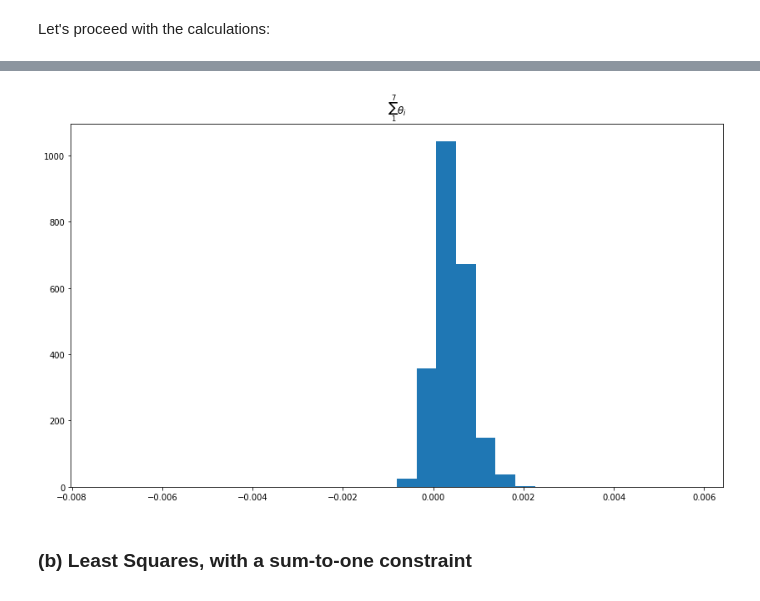
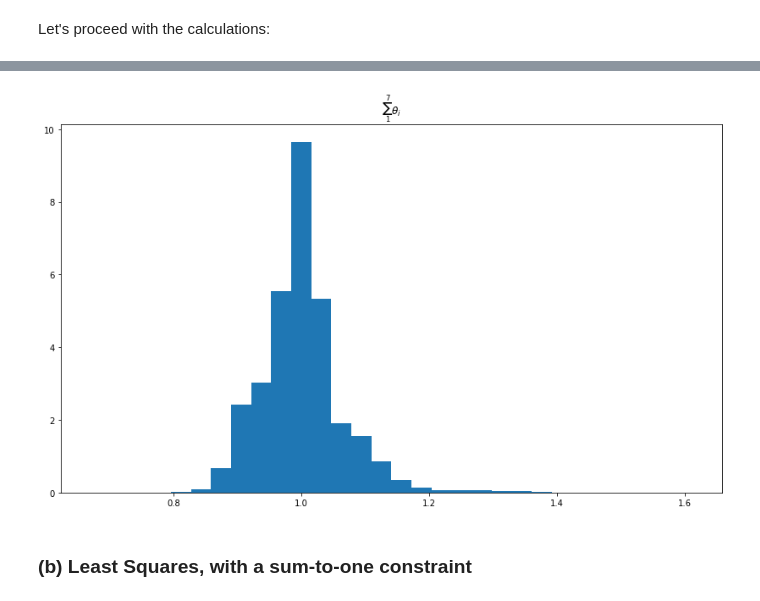
Before and after one commit to ilias-ant/hyperspectral-images, a Jupyter notebook: draft.ipynb, the cells around one changed output, grey strips where cells are left out. Drawn from its saved outputs; the diff is of its cells as text; code cells hidden in the pictures.

```diff
--- a/draft.ipynb
+++ b/draft.ipynb
@@ -300 +251,15 @@ def unconstrained_least_squares_solver(image_cube, endmembers, labels):
+# %%
+def unconstrained_least_squares_solver(image_cube, endmembers):
+    """Implements a Least Squares solver, assuming no constraints.
+
+    Args:
+        image_cube: an (x, l) array, that contains non-zero pixels.
+        endmembers: an (l, 7) array.
+
+    Returns:
+        The Least Squares solution, as an (7, x) array, containing the unmixing estimates.
+    """
+    inverse = np.linalg.inv(np.dot(endmembers.T, endmembers))
+
+    return inverse.dot(endmembers.T).dot(image_cube.T)
 # %%
@@ -318,4 +311,6 @@ def abundance_maps(estimates, names=endmember_names):
 # %% [markdown]
 Let's proceed with the calculations:
 # %%
-estimation = unconstrained_least_squares_solver(hsi, endmembers, labels)
+estimation = unconstrained_least_squares_solver(nonzero_hsi, endmembers)
+
+estimation.shape
@@ -336,11 +334,18 @@ abundance map per endmember/material:
 # %%
-def visualize_estimates(est, labels):
+def visualize_estimates(estimates):
+    """Visualizes the estimates across materials.
 
+    Args:
+        estimates: an (7, x) array, containing the unmixing estimates.
+
+    Returns:
+        The visualization.
+    """
     fig = plt.figure(figsize=(14, 8))
 
     ax = fig.add_subplot(111)
 
-    ax.hist(np.sum(est, axis=2)[labels != 0],
+    ax.hist(np.sum(estimation, axis=0),
             density=True,
             bins=30)
 
@@ -348,9 +353,9 @@ def visualize_estimates(est, labels):
 
     plt.show()
 # %%
-visualize_estimates(estimation, labels)
+visualize_estimates(estimation)
 # %% [output]
-[figure, old version]
+[figure, new version]
 # %% [markdown]
 ### (b) Least Squares, with a sum-to-one constraint
 # %% [markdown]
```
Also changed, not shown: parts of 56 cells of this notebook, 1 other file.
